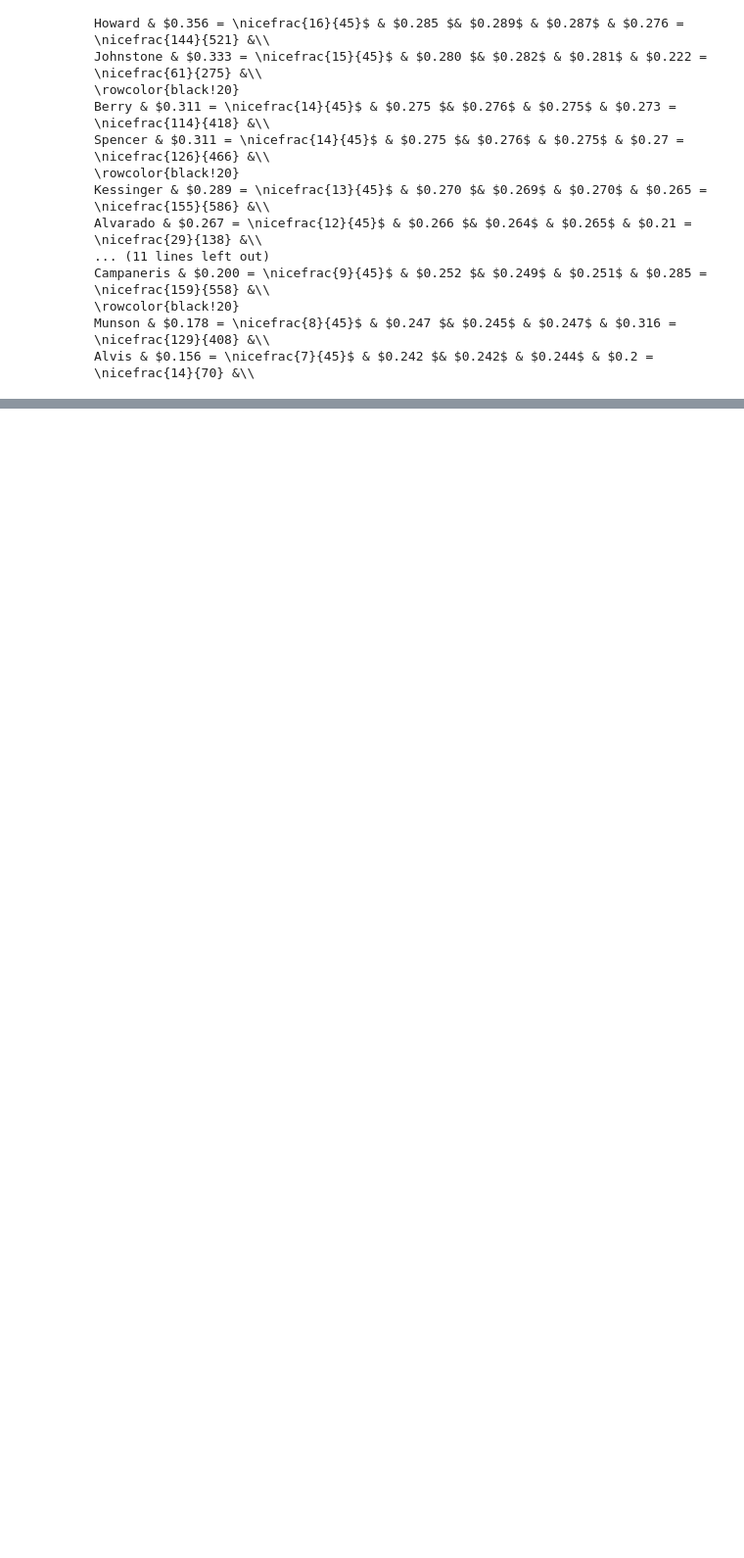
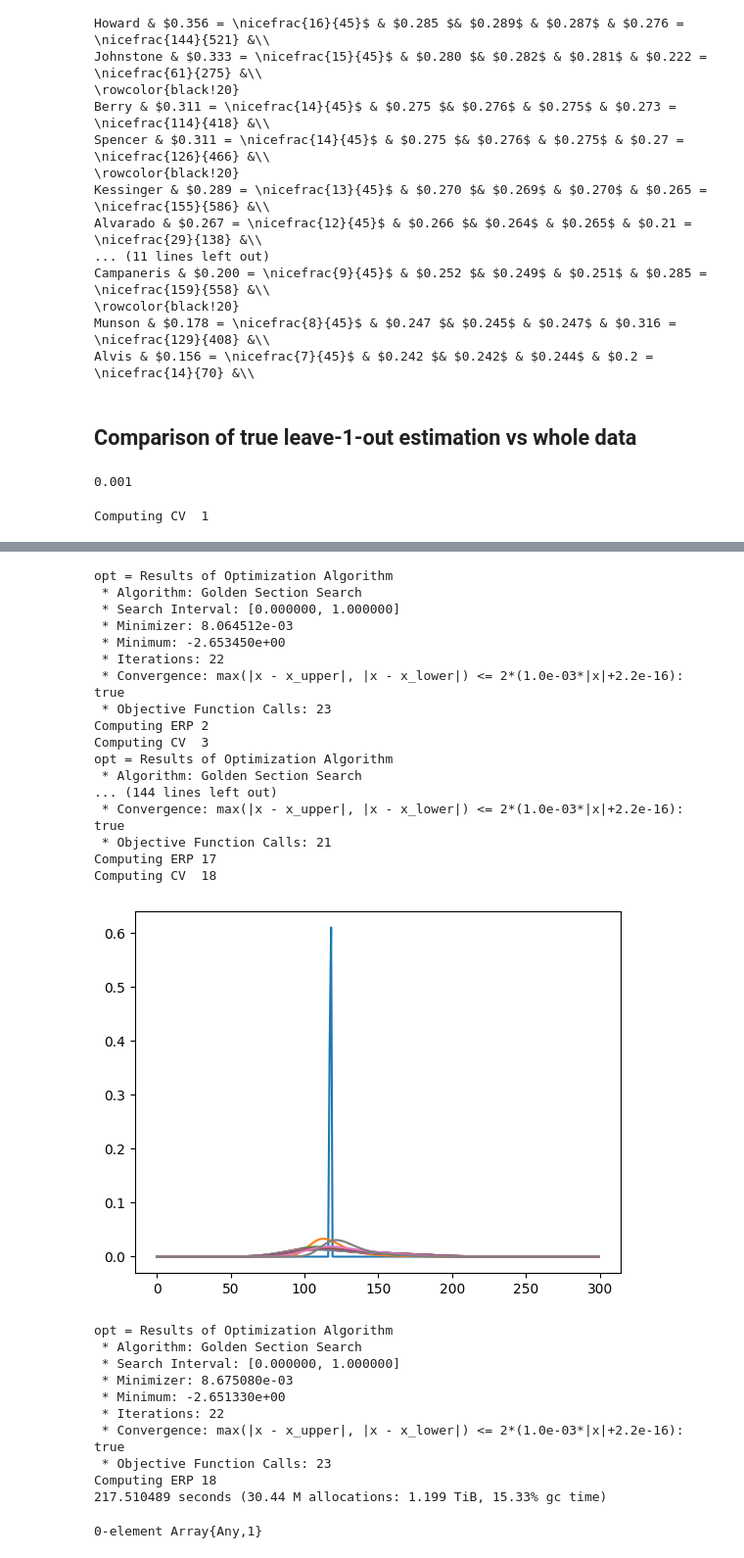
Before and after one commit to axsk/OEBayes, a Jupyter notebook: notebooks/baseball.ipynb, the cells around one changed output, grey strips where cells are left out. Shown: that part at 98% size. Drawn from its saved outputs; the diff is of its cells as text; code cells hidden in the pictures; blank space fills up the shorter version.

Commit message:
implement proper leavedataout estimation for baseball

```diff
--- a/notebooks/baseball.ipynb
+++ b/notebooks/baseball.ipynb
@@ -232,3 +236,33 @@ Campaneris & $0.200 = \nicefrac{9}{45}$ & $0.252 $& $0.249$ & $0.251$ & $0.285 =
 \rowcolor{black!20}
 Munson & $0.178 = \nicefrac{8}{45}$ & $0.247 $& $0.245$ & $0.247$ & $0.316 = \nicefrac{129}{408} &\\
 Alvis & $0.156 = \nicefrac{7}{45}$ & $0.242 $& $0.242$ & $0.244$ & $0.2 = \nicefrac{14}{70} &\\
+# %% [markdown]
+## Comparison of true leave-1-out estimation vs whole data
+# %%
+gmin = 0
+gmax = 1
+trace = false
+maxiters = 1000
+rel_tol = 1e-3
+#@time cvreg, opt = ObjectiveEmpiricalBayes.cvreference(m, data, gmin, gmax; c=OPTCONFIG, show_trace=trace, iterations=maxiters, rel_tol=rel_tol)
+#opt
+# %% [output]
+0.001
+# %%
+loo = [] # leave one out point estimates
+wis = []
+cvregs = []
+@time for i = 1:18
+    println("Computing CV  $i")
+    data_loo = deleteat!(copy(data), i)
+    cvreg, opt = ObjectiveEmpiricalBayes.cvreference(m, data_loo, gmin, gmax; c=OptConfig(XTOLABS=1e-6), show_trace=trace, iterations=maxiters, rel_tol=rel_tol)
+    @show opt
+    println("Computing ERP $i")
+    wi = ebprior(m, data_loo, ReferenceRegularizer(m, cvreg), OptConfig(XTOLABS=1e-6));
+    push!(cvregs, cvreg)
+    push!(wis, wi)
+    plot(wi)
+end
+plot()
+# %% [output]
+Computing CV  1
@@ -234,0 +299,29 @@ Alvis & $0.156 = \nicefrac{7}{45}$ & $0.242 $& $0.242$ & $0.244$ & $0.2 = \nicef
+opt = Results of Optimization Algorithm
+ * Algorithm: Golden Section Search
+ * Search Interval: [0.000000, 1.000000]
+ * Minimizer: 8.064512e-03
+ * Minimum: -2.653450e+00
+ * Iterations: 22
+ * Convergence: max(|x - x_upper|, |x - x_lower|) <= 2*(1.0e-03*|x|+2.2e-16): true
+ * Objective Function Calls: 23
+Computing ERP 2
+Computing CV  3
+opt = Results of Optimization Algorithm
+ * Algorithm: Golden Section Search
+... (144 lines left out)
+ * Convergence: max(|x - x_upper|, |x - x_lower|) <= 2*(1.0e-03*|x|+2.2e-16): true
+ * Objective Function Calls: 21
+Computing ERP 17
+Computing CV  18
+[figure, added]
+opt = Results of Optimization Algorithm
+ * Algorithm: Golden Section Search
+ * Search Interval: [0.000000, 1.000000]
+ * Minimizer: 8.675080e-03
+ * Minimum: -2.651330e+00
+ * Iterations: 22
+ * Convergence: max(|x - x_upper|, |x - x_lower|) <= 2*(1.0e-03*|x|+2.2e-16): true
+ * Objective Function Calls: 23
+Computing ERP 18
+217.510489 seconds (30.44 M allocations: 1.199 TiB, 15.33% gc time)
+0-element Array{Any,1}
```
Also changed, not shown: parts of 9 cells of this notebook, 1 other file.
